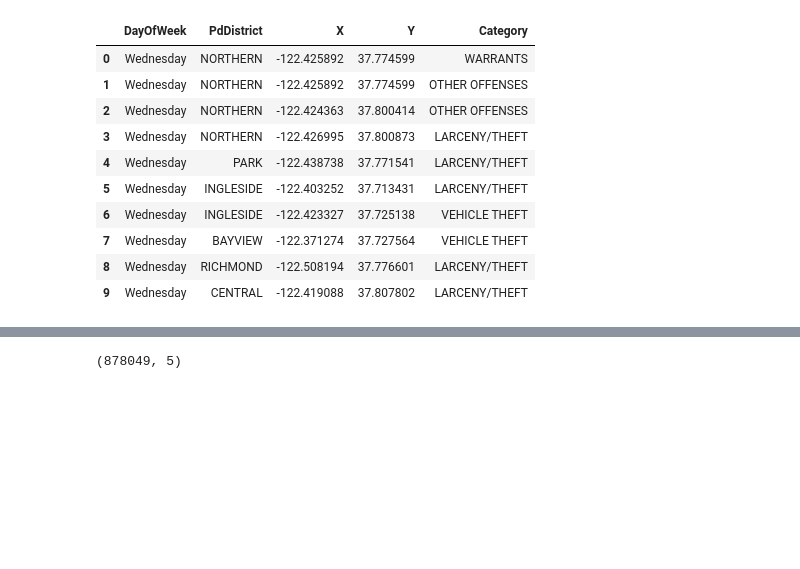
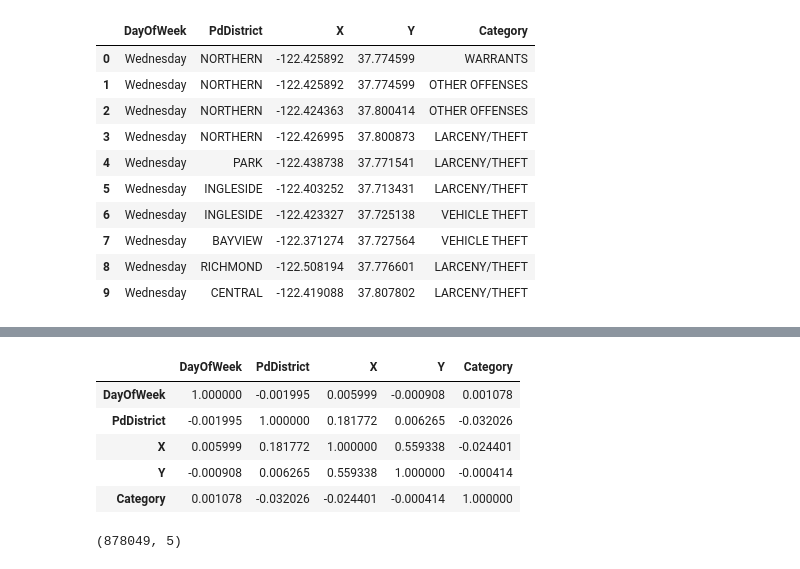
Before and after one commit to MPragya-20/KNN_Crime_pred, a Jupyter notebook: crime-knn.ipynb, the cells around one changed output, grey strips where cells are left out. Cells and saved outputs as stored; diff of their text form; code cells hidden in the pictures; blank space fills up the shorter version.

```diff
--- a/crime-knn.ipynb
+++ b/crime-knn.ipynb
@@ -23,0 +23,4 @@ train_data
+# %%
+train_data = dataset[["DayOfWeek", "PdDistrict",'X', 'Y', 'Category']]
+
+train_data
@@ -61,3 +114,12 @@ train_data["PdDistrict"] = train_data["PdDistrict"].replace(data_dict_district)
+# %%
+train_data.corr()
+# %% [output]
+|  | DayOfWeek | PdDistrict | X | Y | Category |
+| DayOfWeek | 1.000000 | -0.001995 | 0.005999 | -0.000908 | 0.001078 |
+| PdDistrict | -0.001995 | 1.000000 | 0.181772 | 0.006265 | -0.032026 |
+| X | 0.005999 | 0.181772 | 1.000000 | 0.559338 | -0.024401 |
+| Y | -0.000908 | 0.006265 | 0.559338 | 1.000000 | -0.000414 |
+| Category | 0.001078 | -0.032026 | -0.024401 | -0.000414 | 1.000000 |
 # %%
 train_data.shape
 # %% [output]
```
Also changed, not shown: parts of 10 cells of this notebook.
